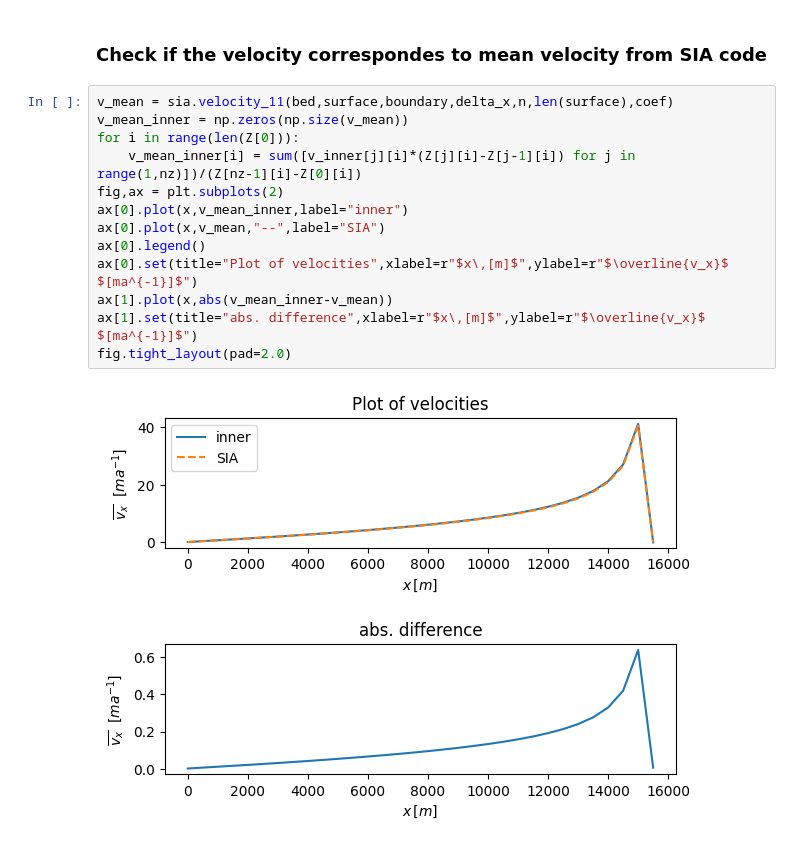
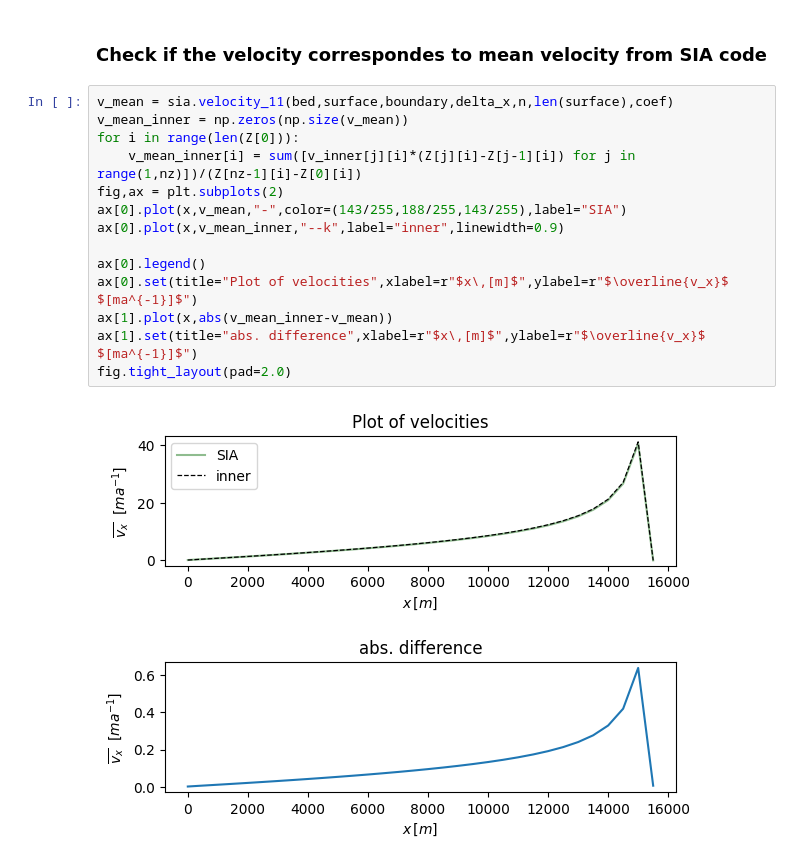
Before and after one commit to AnneMariaVera/SIA, a Jupyter notebook: test_innerVelocity.ipynb, the cells around one changed output. Cells and saved outputs as stored; diff of their text form.

```diff
--- a/test_innerVelocity.ipynb
+++ b/test_innerVelocity.ipynb
@@ -71,15 +71,16 @@ for i in range(len(x)-1):
 # %%
 v_mean = sia.velocity_11(bed,surface,boundary,delta_x,n,len(surface),coef)
 v_mean_inner = np.zeros(np.size(v_mean))
 for i in range(len(Z[0])):
     v_mean_inner[i] = sum([v_inner[j][i]*(Z[j][i]-Z[j-1][i]) for j in range(1,nz)])/(Z[nz-1][i]-Z[0][i])
 fig,ax = plt.subplots(2)
-ax[0].plot(x,v_mean_inner,label="inner")
-ax[0].plot(x,v_mean,"--",label="SIA")
+ax[0].plot(x,v_mean,"-",color=(143/255,188/255,143/255),label="SIA")
+ax[0].plot(x,v_mean_inner,"--k",label="inner",linewidth=0.9)
+
 ax[0].legend()
 ax[0].set(title="Plot of velocities",xlabel=r"$x\,[m]$",ylabel=r"$\overline{v_x}$  $[ma^{-1}]$")
 ax[1].plot(x,abs(v_mean_inner-v_mean))
 ax[1].set(title="abs. difference",xlabel=r"$x\,[m]$",ylabel=r"$\overline{v_x}$  $[ma^{-1}]$")
 fig.tight_layout(pad=2.0)
 # %% [output]
-[figure, old version]
+[figure, new version]
```
